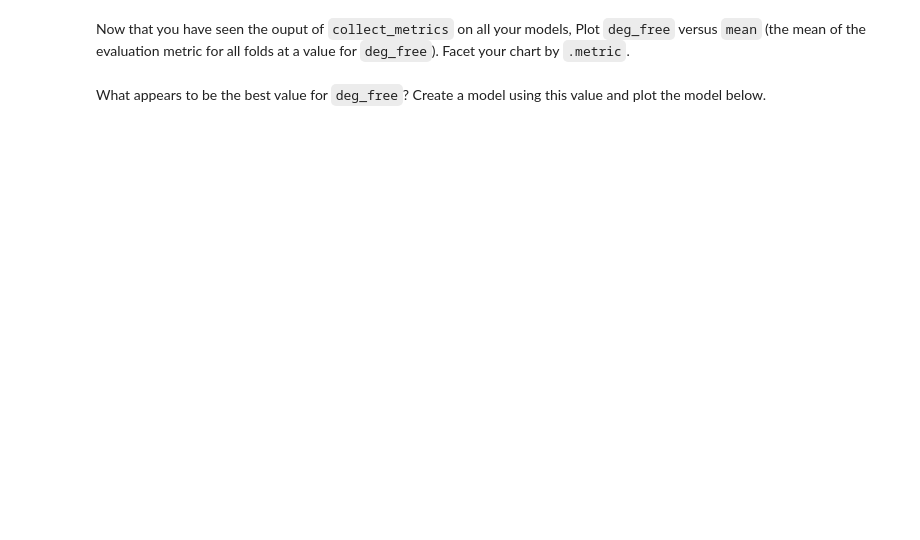
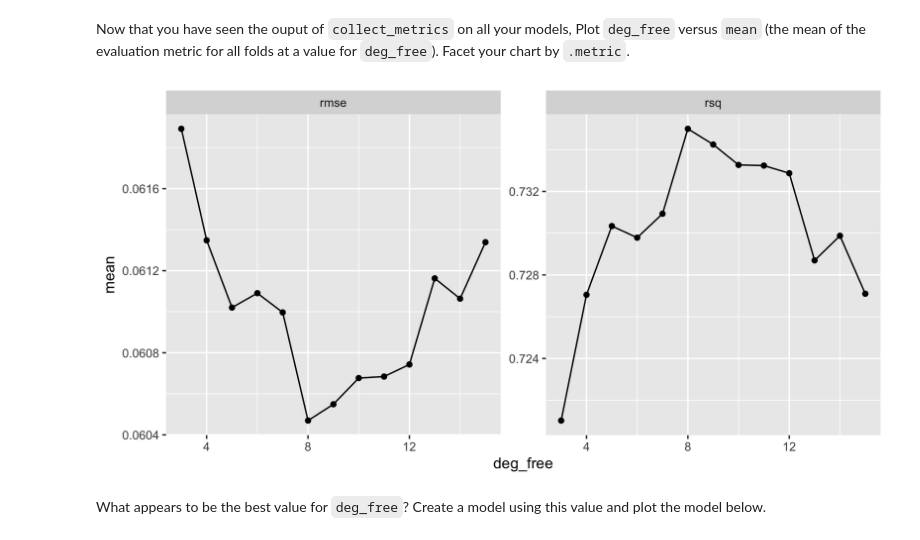
Before and after one commit to UNC-DATA-730/lecture-notebooks, a Jupyter notebook: 12-evaluating-model-performance/in-class-exercises/kfold-cv.ipynb, the cells around one changed output. Cells and saved outputs as stored; diff of their text form; code cells hidden in the pictures; blank space fills up the shorter version.

Commit message:
switch to bikeshare dataset

```diff
--- a/12-evaluating-model-performance/in-class-exercises/kfold-cv.ipynb
+++ b/12-evaluating-model-performance/in-class-exercises/kfold-cv.ipynb
@@ -13,11 +19,15 @@ Let's build a model of `nox` using `dis` as a predictor. We'll use a natural spl
 First let's create our data "folds" for evaluation.
 
 Call your output table of folds "folds" and use the `vfold_cv` function to create the table. Create 10 folds.
+# %%
+folds = vfold_cv(Bikeshare, v = 10)
+
+folds |> glimpse()
 # %% [markdown]
 Now we need a recipe that is "tunable."  Add a natural spline transformation step to your recipe and set `deg_free = tune()`.
 # %%
-rec = recipe(nox ~ dis, data = Boston) |>
-    # add the natural spline transformation step here
+rec = recipe(bikers ~ hr, data = Bikeshare) |>
+    step_ns(hr, deg_free = tune())
 # %% [markdown]
 Let's test `deg_free` values from 3 to 15. The code below generates a table of `deg_free` values.
 # %%
@@ -26,4 +48,6 @@ deg_free = tibble(deg_free = 3:15)
 We can now create a model and run it over for each fold in `folds` and each value in the `deg_free` table.
 
 Start by coding your model specification. Use `linear_reg`.
+# %%
+mod = linear_reg() |> set_engine('lm')
 # %% [markdown]
@@ -37,4 +71,15 @@ mod_res |>
 # %% [markdown]
 Now that you have seen the ouput of `collect_metrics` on all your models, Plot `deg_free` versus `mean` (the mean of the evaluation metric for all folds at a value for `deg_free`). Facet your chart by `.metric`.
+# %%
+options(repr.plot.width = 8)
+
+mod_res |>
+    collect_metrics() |>
+ggplot(aes(x = deg_free, y = mean)) +
+    geom_point() +
+    geom_line() +
+    facet_wrap(~.metric, ncol = 2, scales = 'free_y')
+# %% [output]
+[figure, added]
 # %% [markdown]
 What appears to be the best value for `deg_free`? Create a model using this value and plot the model below.
```
Also changed, not shown: parts of 9 cells of this notebook.
